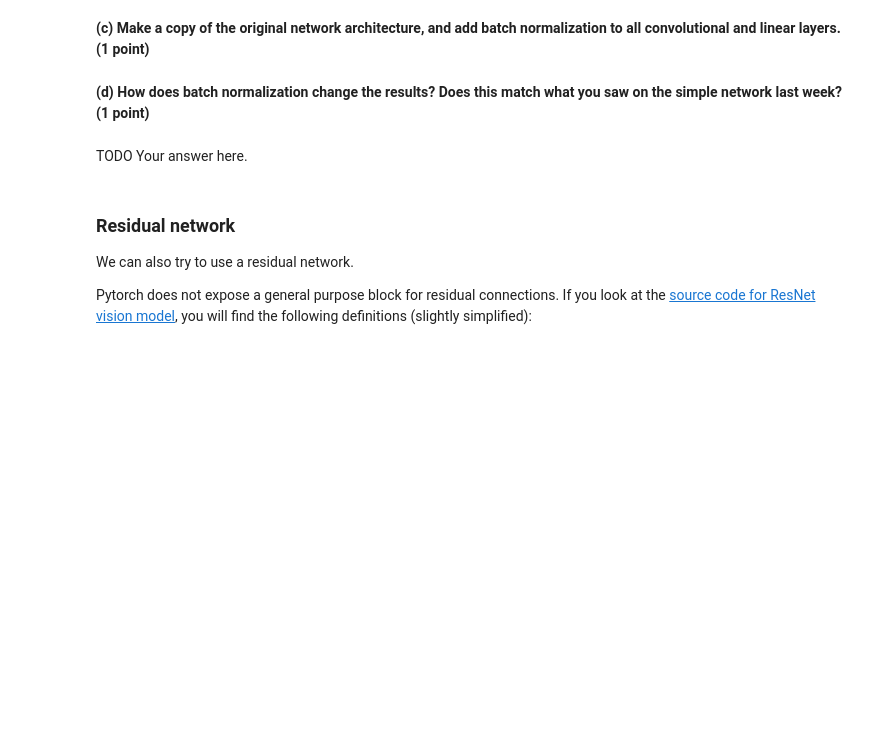
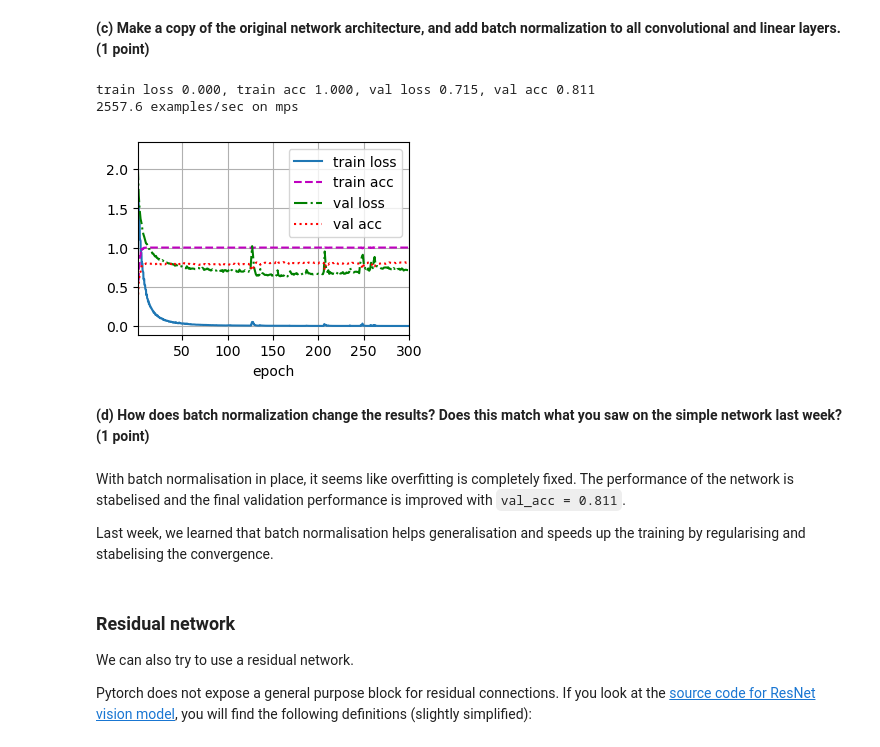
Before and after one commit to aschroede/RU-Deep-Learning, a Jupyter notebook: Assignment 4/dl-assignment-4.ipynb, the cells around one changed output. Saved outputs shown, nothing was run; the diff lists cells and outputs as text; code cells hidden in the pictures; blank space fills up the shorter version.

```diff
--- a/Assignment 4/dl-assignment-4.ipynb
+++ b/Assignment 4/dl-assignment-4.ipynb
@@ -1024,14 +1166,52 @@ TODO Your answer here.
 # %% [markdown]
 **(c) Make a copy of the original network architecture, and add batch normalization to all convolutional and linear layers.<span style="float:right"> (1 point)</span>**
-# %%
-def build_net_batchnorm():
-    return ...  # TODO: your network here
-
-train(build_net_batchnorm(), train_data, validation_data, num_epochs=num_epochs, lr=lr)
+# %%
+def build_net_batchnorm():
+        return torch.nn.Sequential(
+        torch.nn.Conv1d(1, 4, kernel_size=5),
+        torch.nn.BatchNorm1d(4),
+        torch.nn.ReLU(),
+        torch.nn.AvgPool1d(kernel_size=2, stride=2),
+
+        torch.nn.Conv1d(4, 8, kernel_size=5),
+        torch.nn.BatchNorm1d(8),
+        torch.nn.ReLU(),
+        torch.nn.AvgPool1d(kernel_size=2, stride=2),
+
+        torch.nn.Conv1d(8, 16, kernel_size=5),
+        torch.nn.BatchNorm1d(16),
+        torch.nn.ReLU(),
+        torch.nn.AvgPool1d(kernel_size=2, stride=2),
+
+        torch.nn.Conv1d(16, 32, kernel_size=5),
+        torch.nn.BatchNorm1d(32),
+        torch.nn.ReLU(),
+        torch.nn.AvgPool1d(kernel_size=2, stride=2),
+
+        torch.nn.Flatten(),
+
+        torch.nn.Linear(11872, 128),
+        torch.nn.BatchNorm1d(128),
+        torch.nn.ReLU(),
+
+        torch.nn.Linear(128, 64),
+        torch.nn.BatchNorm1d(64),
+        torch.nn.ReLU(),
+
+        torch.nn.Linear(64, 10)
+    )
+
+train(build_net_batchnorm(), train_data, validation_data, num_epochs=num_epochs, lr=lr)
+# %% [output]
+train loss 0.000, train acc 1.000, val loss 0.715, val acc 0.811
+2557.6 examples/sec on mps
+[figure, added]
 # %% [markdown]
 **(d) How does batch normalization change the results? Does this match what you saw on the simple network last week?<span style="float:right"> (1 point)</span>**
-# %% [markdown]
-TODO Your answer here.
+# %% [markdown]
+With batch normalisation in place, it seems like overfitting is completely fixed. The performance of the network is stabelised and the final validation performance is improved with `val_acc = 0.811`.
+
+Last week, we learned that batch normalisation helps generalisation and speeds up the training by regularising and stabelising the convergence.
 # %% [markdown]
 ### Residual network
 
```
Also changed, not shown: parts of 44 cells of this notebook, 1 other file.
